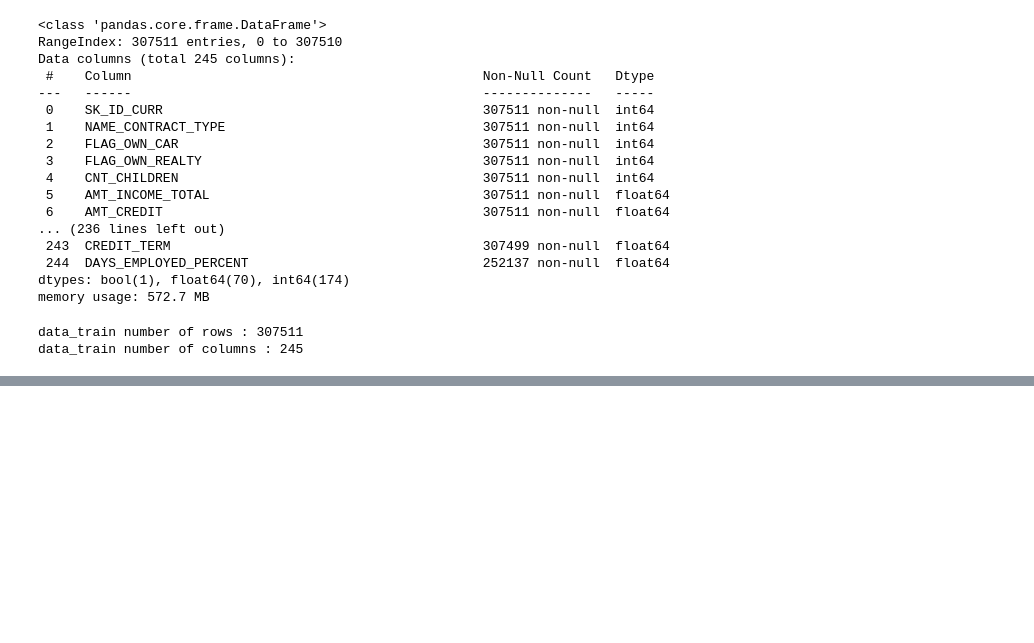
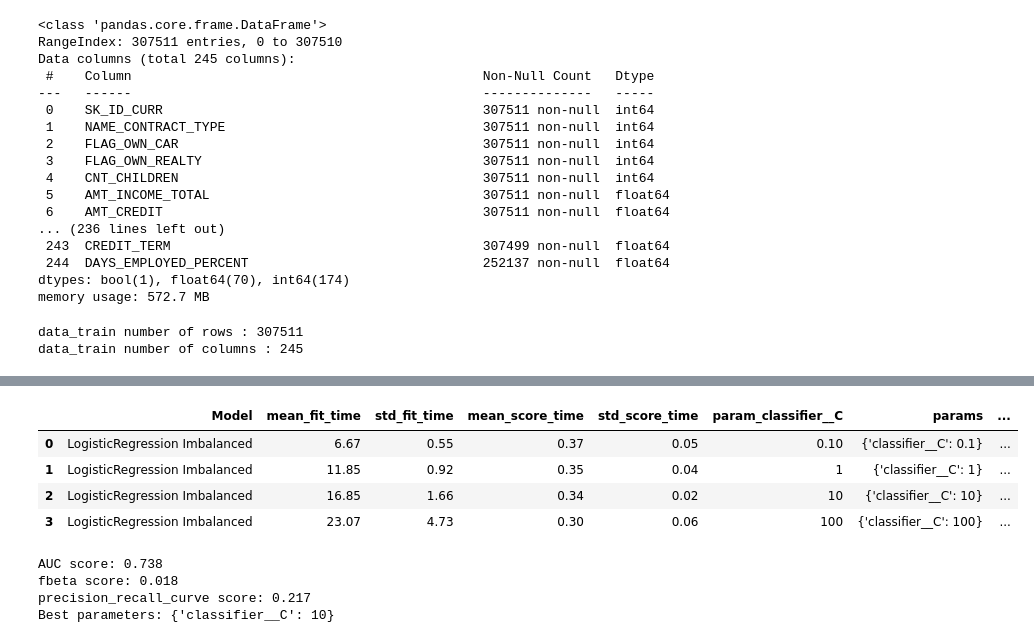
Before and after one commit to HuguesMAP/OC-P7-Impl-mentez-un-mod-le-de-scoring, a Jupyter notebook: Projet 7 - Implémentez un modèle de scoring - Modélisation.ipynb, the cells around one changed output, grey strips where cells are left out. Saved outputs shown, nothing was run; the diff lists cells and outputs as text; code cells hidden in the pictures; blank space fills up the shorter version.

```diff
--- a/Projet 7 - Implémentez un modèle de scoring - Modélisation.ipynb
+++ b/Projet 7 - Implémentez un modèle de scoring - Modélisation.ipynb
@@ -105,0 +106,13 @@ data_train number of columns : 245
+# %%
+#split data between features and target
+X = data_train.drop(columns = ['TARGET'])
+y = data_train['TARGET']
+
+# Feature names
+features = list(data_train.columns)
+# %%
+#Separation training / testing set use stratify due to classes are imbalanced
+X_train, X_test, y_train, y_test = train_test_split(X, y, train_size=0.8,random_state=rd_state , stratify=y)
+# %%
+#sampling X_train
+X_sample_train, X_sample_test, y_sample_train, y_sample_test = train_test_split(X_train, y_train, train_size=0.2,random_state=rd_state , stratify=y_train)
@@ -105,0 +170,16 @@ data_train number of columns : 245
+# %%
+#create function to display dataframe of the results
+def display_result(grid,model):
+    results = pd.DataFrame(grid.cv_results_)
+    results.insert(0,'Model',model)
+    display(results)
+    return results
+# %%
+#use function display_result to display dataframe of the result for ElasticNet
+results_logisticregression_imbalanced=display_result(grid,'LogisticRegression Imbalanced')
+# %% [output]
+|  | Model | mean_fit_time | std_fit_time | mean_score_time | std_score_time | param_classifier__C | params | ... |
+| 0 | LogisticRegression Imbalanced | 6.67 | 0.55 | 0.37 | 0.05 | 0.10 | {'classifier__C': 0.1} | ... |
+| 1 | LogisticRegression Imbalanced | 11.85 | 0.92 | 0.35 | 0.04 | 1 | {'classifier__C': 1} | ... |
+| 2 | LogisticRegression Imbalanced | 16.85 | 1.66 | 0.34 | 0.02 | 10 | {'classifier__C': 10} | ... |
+| 3 | LogisticRegression Imbalanced | 23.07 | 4.73 | 0.30 | 0.06 | 100 | {'classifier__C': 100} | ... |
@@ -105,0 +193,8 @@ data_train number of columns : 245
+# %%
+#use function display_score to display score and best_params for ElasticNet
+display_score(results_logisticregression_imbalanced,grid)
+# %% [output]
+AUC score: 0.738
+fbeta score: 0.018
+precision_recall_curve score: 0.217
+Best parameters: {'classifier__C': 10}
```
Also changed, not shown: parts of 8 cells of this notebook.
